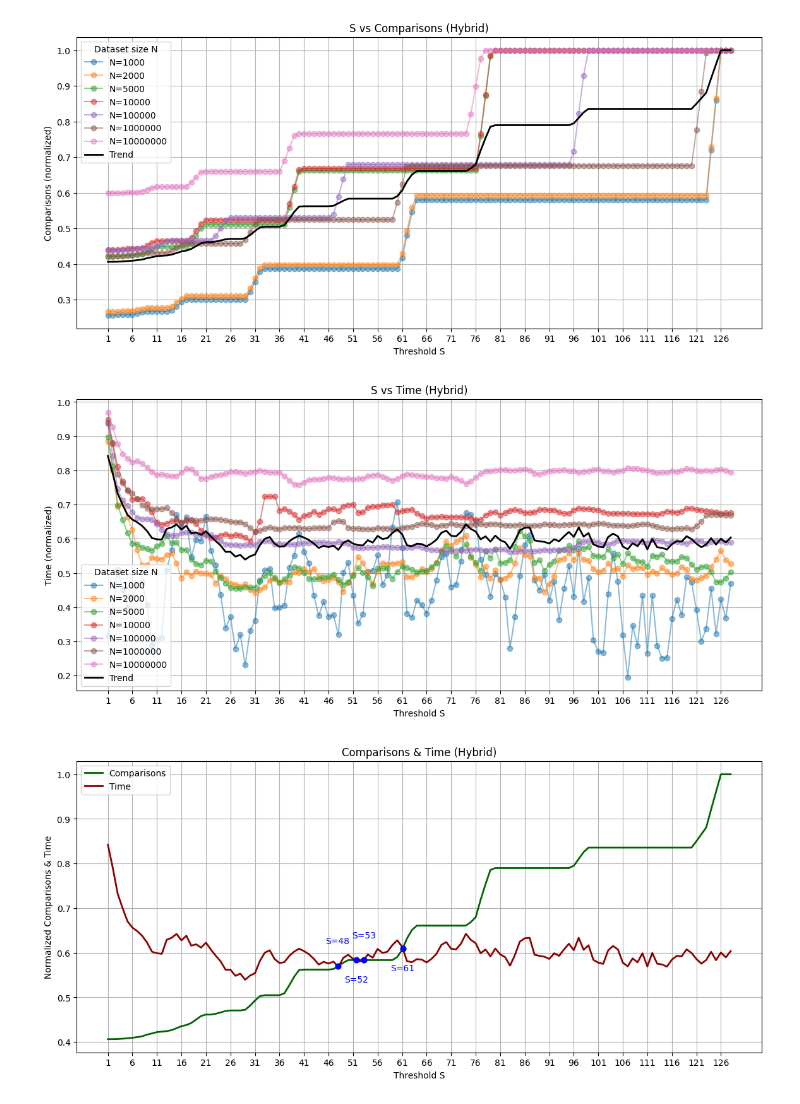
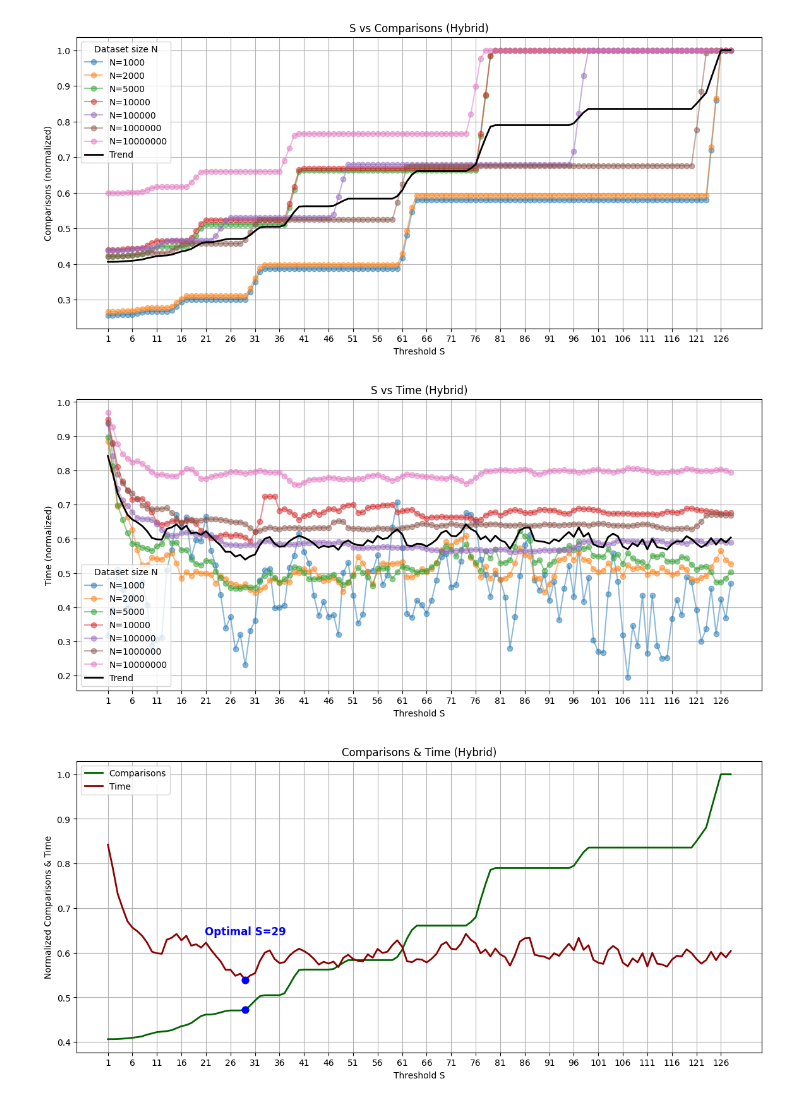
Before and after one commit to boyuan618/SC2001, a Jupyter notebook: Lab1/partiii plots.ipynb, the cells around one changed output. Saved outputs shown, nothing was run; the diff lists cells and outputs as text; code cells hidden in the pictures.

```diff
--- a/Lab1/partiii plots.ipynb
+++ b/Lab1/partiii plots.ipynb
@@ -54,60 +54,44 @@ plt.plot(Ss, time_trend, color='black', linewidth=2, label='Trend')
 
 plt.xlabel('Threshold S')
 plt.ylabel('Time (normalized)')
 plt.title('S vs Time (Hybrid)')
 plt.xticks(Ss[::5])
 plt.legend(title='Dataset size N')
 plt.grid(True)
 plt.show()
 
-# --- Plot 3: Overlay with intersection points ---
-# Assume comp_trend and time_trend are already computed from previous steps
-# Ss = sorted S values
 
+# --- Plot 3: Overlay with optimal point ---
 plt.figure(figsize=(14,6))
 
 # Plot trends
 plt.plot(Ss, comp_trend, color='darkgreen', linewidth=2, label='Comparisons')
 plt.plot(Ss, time_trend, color='darkred', linewidth=2, label='Time')
 
-# Find intersections
-diff = comp_trend - time_trend
-sign_changes = np.where(np.diff(np.sign(diff)))[0]
+# Find optimal S where both are minimized together
+combined = comp_trend + time_trend
+opt_idx = np.argmin(combined)
+S_opt = Ss[opt_idx]
+y_comp = comp_trend[opt_idx]
+y_time = time_trend[opt_idx]
 
-# Filter out consecutive indices to avoid repeated labels
-filtered_indices = []
-for idx in sign_changes:
-    if len(filtered_indices) == 0 or idx - filtered_indices[-1] > 1:
-        filtered_indices.append(idx)
+# Mark the optimal point on both lines
+plt.scatter(S_opt, y_comp, color='blue', s=60, zorder=5)
+plt.scatter(S_opt, y_time, color='blue', s=60, zorder=5)
 
-# Plot intersection points and annotate
-label_offsets = [0.05, -0.05]  # alternate label offsets
-dot_size = 40  # smaller dots
-
-for i, idx in enumerate(filtered_indices):
-    x0, x1 = Ss[idx], Ss[idx+1]
-    y0_c, y1_c = comp_trend[idx], comp_trend[idx+1]
-    y0_t, y1_t = time_trend[idx], time_trend[idx+1]
-
-    # Linear interpolation to approximate intersection
-    slope_c = (y1_c - y0_c)/(x1 - x0)
-    slope_t = (y1_t - y0_t)/(x1 - x0)
-    S_intersect = x0 + (y0_t - y0_c)/(slope_c - slope_t)
-    y_intersect = y0_c + slope_c*(S_intersect - x0)
-
-    plt.scatter(S_intersect, y_intersect, color='blue', s=dot_size, zorder=5)
-    offset = label_offsets[i % len(label_offsets)]
-    plt.text(S_intersect, y_intersect + offset, f'S={S_intersect:.0f}', ha='center', color='blue')
+# Add label slightly above the higher curve
+y_label = max(y_comp, y_time)
+plt.text(S_opt, y_label + 0.10, f'Optimal S={S_opt}', ha='center', color='blue', fontsize=12, fontweight='bold')
 
 # Axis labels, title, ticks
 plt.xlabel('Threshold S')
 plt.ylabel('Normalized Comparisons & Time')
 plt.title('Comparisons & Time (Hybrid)')
 plt.xticks(Ss[::5])  # every 5th S
 plt.grid(True)
 plt.legend()
 plt.show()
 # %% [output]
 [figure]
 [figure]
-[figure, old version]
+[figure, new version]
```
Also changed, not shown: 3 other files.
